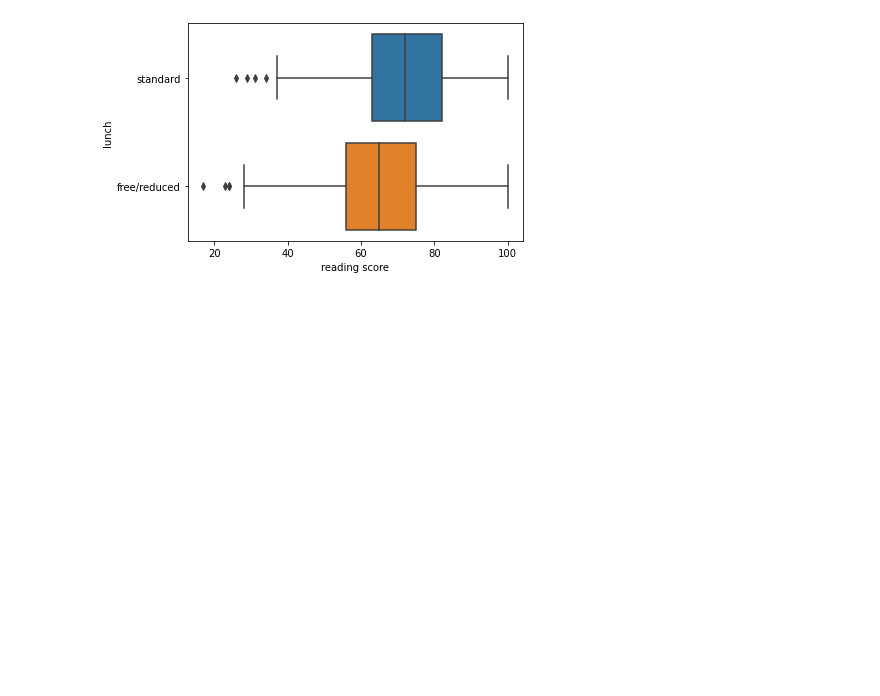
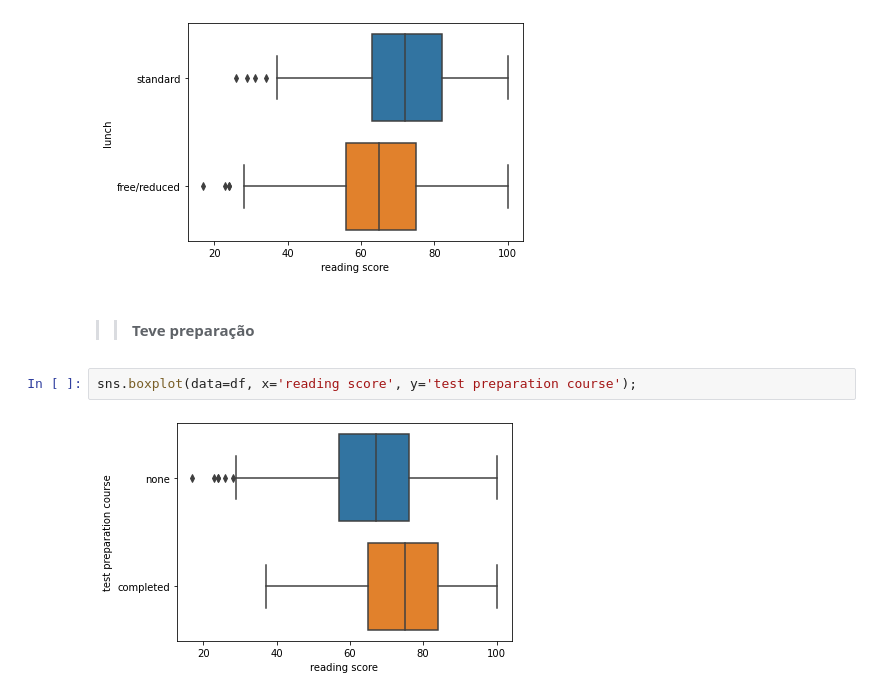
Before and after one commit to cyrogabrielcc/Performance_de_estudantes, a Jupyter notebook: notebook.ipynb, the cells around one changed output. Saved outputs shown, nothing was run; the diff lists cells and outputs as text; blank space fills up the shorter version.

```diff
--- a/notebook.ipynb
+++ b/notebook.ipynb
@@ -242,3 +248,9 @@ df.groupby(by=['parental level of education']).describe()['math score']
 sns.boxplot(data=df, x='reading score', y='lunch');
 # %% [output]
 [figure]
+# %% [markdown]
+>> #### Teve preparação
+# %%
+sns.boxplot(data=df, x='reading score', y='test preparation course');
+# %% [output]
+[figure, added]
```
Also changed, not shown: parts of 23 cells of this notebook.
